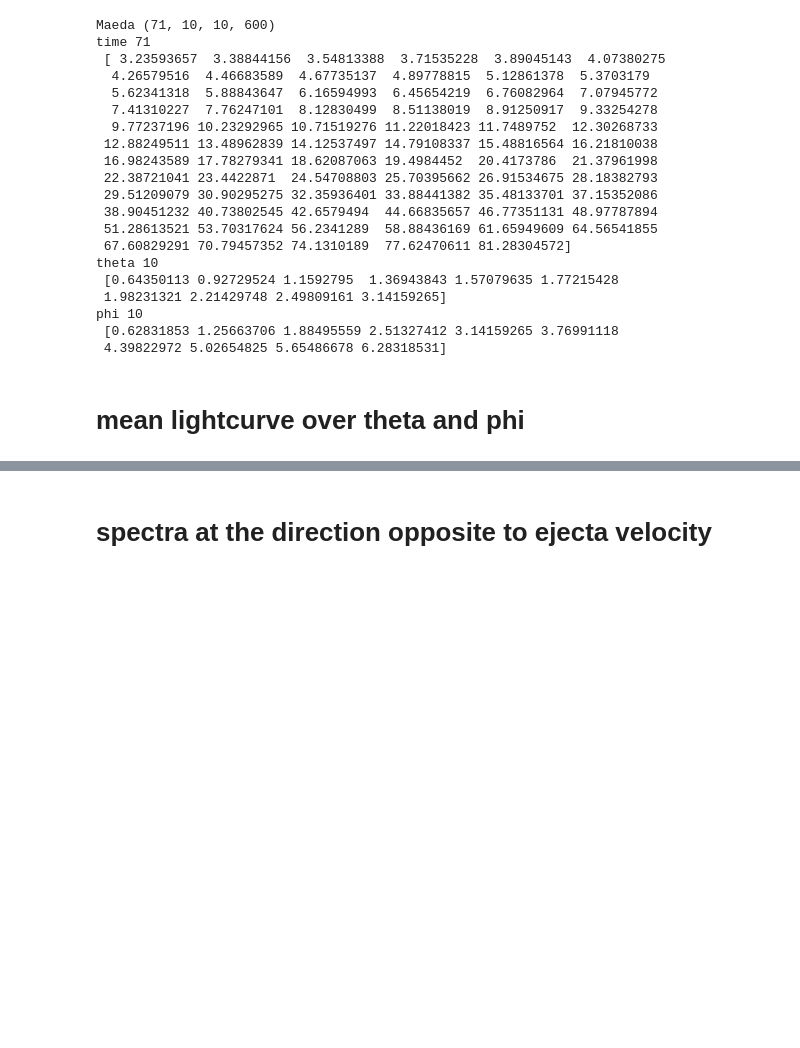
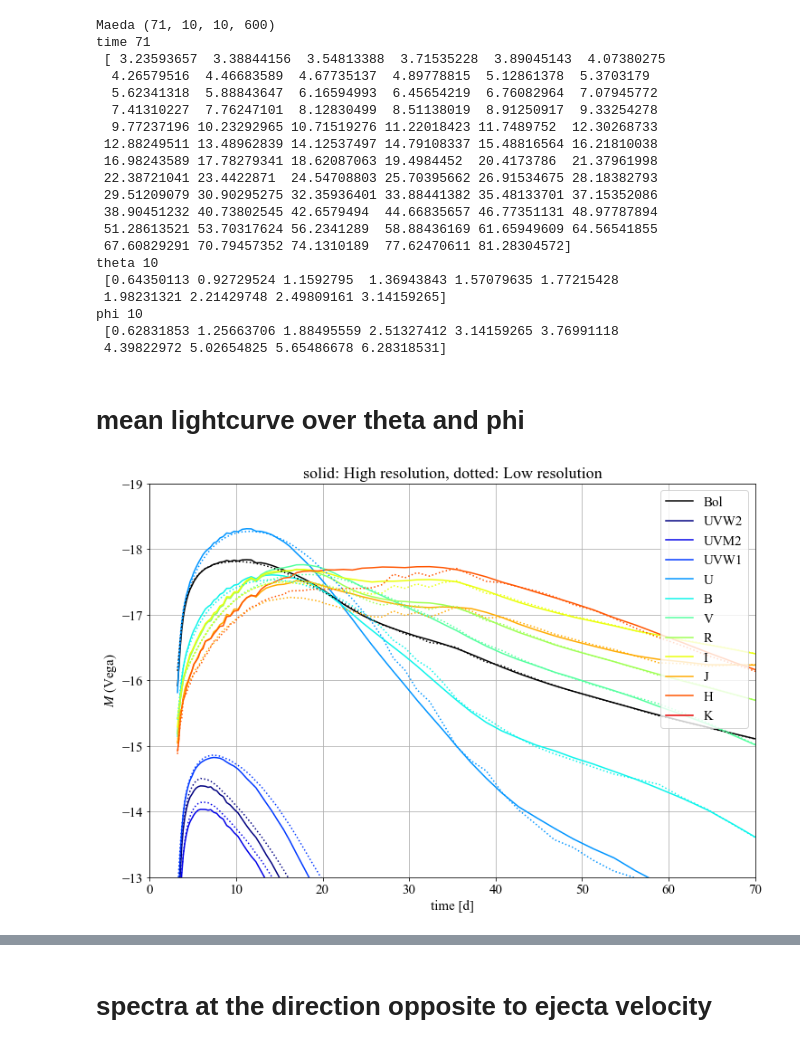
Before and after one commit to KjrKwn/photons, a Jupyter notebook: analysis/python/plot.ipynb, the cells around one changed output, grey strips where cells are left out. Saved outputs shown, nothing was run; the diff lists cells and outputs as text; code cells hidden in the pictures; blank space fills up the shorter version.

```diff
--- a/analysis/python/plot.ipynb
+++ b/analysis/python/plot.ipynb
@@ -149,5 +181,93 @@ lc_maeda_twomass = photontools.calc_band_flux(spectra_reduced, filters[4]).conve
 # %% [markdown]
 # mean lightcurve over theta and phi
+# %%
+
+plt.figure(figsize=(12,8))
+
+plt.plot(lc_maeda_high_bol.times, lc_maeda_high_bol.data[:,:,:].mean(axis=(1,2)), label="Bol", color="black")
+# swift
+list_index_bands = np.argsort(filter_swift.effective_wavelength)
+for i in list_index_bands[:3]:
+    band = lc_maeda_high_swift.bands[i]
+    plt.plot(lc_maeda_high_swift.times, lc_maeda_high_swift.data[:,:,:,i].mean(axis=(1,2)),
+             label=band,
+             color=dict_color[band])
+
+#johnson
+list_index_bands = np.argsort(filter_johnson.effective_wavelength)
+for i in list_index_bands:
+    band = lc_maeda_high_john.bands[i][0]
+    plt.plot(lc_maeda_high_john.times, lc_maeda_high_john.data[:,:,:,i].mean(axis=(1,2)),
+             label=band,
+             color=dict_color[band])
+
+#twomass
+list_index_bands = np.argsort(filter_twomass.effective_wavelength)
+for i in list_index_bands:
+    band = lc_maeda_high_twomass.bands[i][0].capitalize()
+    plt.plot(lc_maeda_high_twomass.times, lc_maeda_high_twomass.data[:,:,:,i].mean(axis=(1,2)),
+             label=band,
+             color=dict_color[band])
+
+plt.legend()
+
+
+
+plt.plot(lc_maeda_bol.times, lc_maeda_bol.data[:,:,:].mean(axis=(1,2)), label="Bol", color="black", linestyle=lss[3])
+# swift
+list_index_bands = np.argsort(filter_swift.effective_wavelength)
+for i in list_index_bands[:3]:
+    band = lc_maeda_swift.bands[i]
+    plt.plot(lc_maeda_swift.times, lc_maeda_swift.data[:,:,:,i].mean(axis=(1,2)),
+             label=band,
+             linestyle=lss[3],
+             color=dict_color[band])
+
+#johnson
+list_index_bands = np.argsort(filter_johnson.effective_wavelength)
+for i in list_index_bands:
+    band = lc_maeda_john.bands[i][0]
+    plt.plot(lc_maeda_john.times, lc_maeda_john.data[:,:,:,i].mean(axis=(1,2)),
+             label=band,
+             linestyle=lss[3],
+             color=dict_color[band])
+
+#twomass
+list_index_bands = np.argsort(filter_twomass.effective_wavelength)
+for i in list_index_bands:
+    band = lc_maeda_twomass.bands[i][0].capitalize()
+    plt.plot(lc_maeda_twomass.times, lc_maeda_twomass.data[:,:,:,i].mean(axis=(1,2)),
+             label=band,
+             linestyle=lss[3],
+             color=dict_color[band])
+
+# plt.legend()
+# plt.title("Maeda")
+# plt.grid()
+# plt.gca().invert_yaxis()
+
+# plt.plot(lc_ML_bol.times, lc_ML_bol.data[:,:,:].mean(axis=(1,2)), label="Bol", color="black", linestyle=lss[3])
+# for i, band in enumerate(lc_ML.bands):
+#     if (i>0):
+#         plt.plot(lc_ML.times, lc_ML.data[:,:,:,i].mean(axis=(1,2)),
+#     #                  label=band[1],
+#                  color=dict_color[band[1]],
+#                  linestyle=lss[1])
+
+
+# plt.title("MacLeod")
+plt.xlabel("time [d]")
+plt.ylabel(r"$M$ (Vega)")
+plt.xlim(0,70)
+plt.ylim(-19,-13)
+plt.grid()
+plt.gca().invert_yaxis()
+# plt.title("solid: High resolution, dotted: Low resolution, dashed: MacLeod")
+plt.title("solid: High resolution, dotted: Low resolution")
+# plt.legend()
+plt.savefig("figs/cowd/lc_compare_resolution.png")
+# %% [output]
+[figure, added]
 # %%
 
 plt.figure(figsize=(12,8))
```
Also changed, not shown: parts of 10 cells of this notebook, 8 other files.
